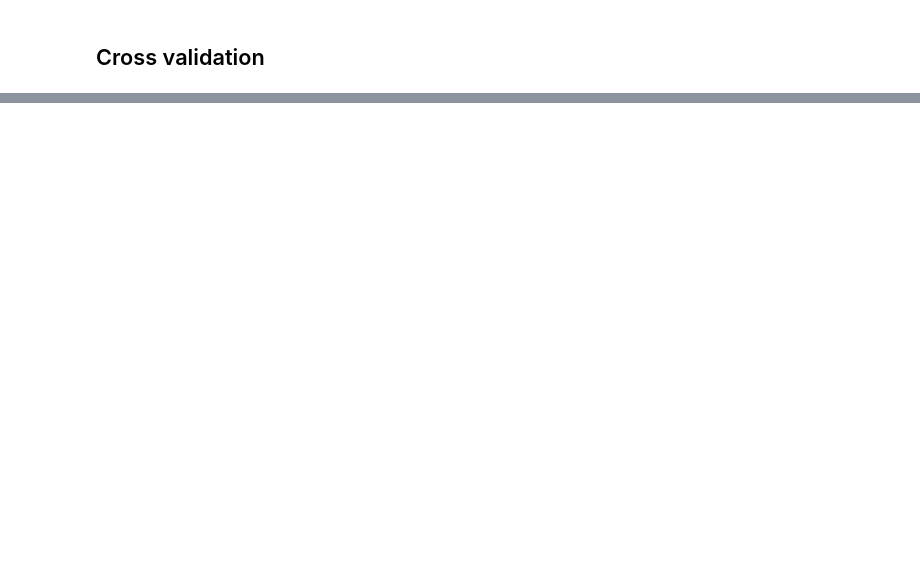
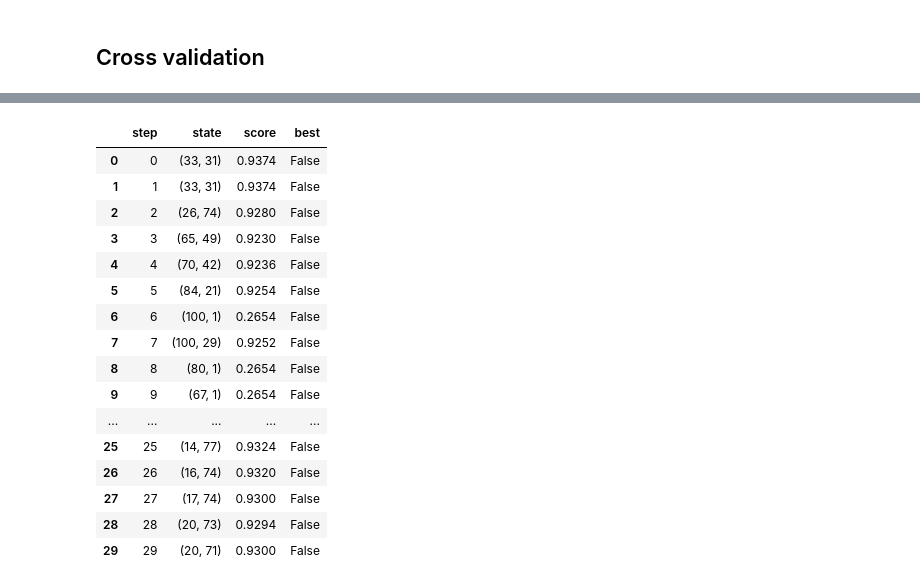
Before and after one commit to mnPanic/metnum-tp2, a Jupyter notebook: notebooks/knn_pca.ipynb, the cells around one changed output, grey strips where cells are left out. Cells and saved outputs as stored; diff of their text form; code cells hidden in the pictures; blank space fills up the shorter version.

Commit message:
add simulated annealing implementation for pca + knn

```diff
--- a/notebooks/knn_pca.ipynb
+++ b/notebooks/knn_pca.ipynb
@@ -81,15 +74,12 @@ class CachedPCA:
         name = "fold_{}".format(fold)
         if self.cache.contains(name):
             # HIT!
-            print(f"Hit {fold}")
             tc = self.cache.load(name)
             # verificar!!!!!!!!!!!
-            print(tc[:self.alpha+1].shape)
             self.pca.set_tc(tc[:self.alpha])
             return
 
         # MISS :(
-        print(f"Miss {fold}")
         max_pca = metnum.PCA(MAX_ALPHA)
         max_pca.fit(X)
         tc = max_pca.get_tc()
@@ -102,7 +92,7 @@ class CachedPCA:
 
 class KNNnPCAClassifier:
     def __init__(self, k, alpha):
-        self.knn_classifier = metnum.KNNClassifier(k)
+        self.knn_classifier = metnum.KNNClassifier(k, "distance_pow")
         self.pca = CachedPCA(alpha)
 
     def fit(self, X_train, y_train, fold=None):
@@ -122,3 +110,0 @@ storing: pca-cache/fold_0
-# %%
-clf = KNNnPCAClassifier(10,20)
-clf.predict(X, **{"l_bound": 2, "r_bound": 1})
@@ -130,0 +174,22 @@ NameError: name 'mean' is not defined
+# %%
+from metaheuristics import simulated_annealing as sa
+
+K = 4
+
+def scoring(state):
+    # classifier a optimiazr
+    k, alpha = state
+    clf = KNNnPCAClassifier(k, alpha)
+    accuracy = cv.cross_validate_pca(clf, X, y, metrics.accuracy_score, K)
+    return accuracy
+
+best_state, history = sa.annealing(
+    random_start,
+    scoring,
+    random_neighbour,
+    acceptance_probability,
+    change_temperature,
+    max_state_reset_steps=50,
+    max_steps=200,
+    debug=True,
+)
@@ -130,0 +203,22 @@ NameError: name 'mean' is not defined
+# %%
+df = pd.DataFrame(history, columns=["step", "state", "score", "best"])
+# %%
+df.to_csv("data/pca/K_4_pca_distance_pow.csv", index=False)
+# %% [output]
+|  | step | state | score | best |
+| 0 | 0 | (33, 31) | 0.9374 | False |
+| 1 | 1 | (33, 31) | 0.9374 | False |
+| 2 | 2 | (26, 74) | 0.9280 | False |
+| 3 | 3 | (65, 49) | 0.9230 | False |
+| 4 | 4 | (70, 42) | 0.9236 | False |
+| 5 | 5 | (84, 21) | 0.9254 | False |
+| 6 | 6 | (100, 1) | 0.2654 | False |
+| 7 | 7 | (100, 29) | 0.9252 | False |
+| 8 | 8 | (80, 1) | 0.2654 | False |
+| 9 | 9 | (67, 1) | 0.2654 | False |
+| ... | ... | ... | ... | ... |
+| 25 | 25 | (14, 77) | 0.9324 | False |
+| 26 | 26 | (16, 74) | 0.9320 | False |
+| 27 | 27 | (17, 74) | 0.9300 | False |
+| 28 | 28 | (20, 73) | 0.9294 | False |
+| 29 | 29 | (20, 71) | 0.9300 | False |
```
Also changed, not shown: parts of 11 cells of this notebook.
